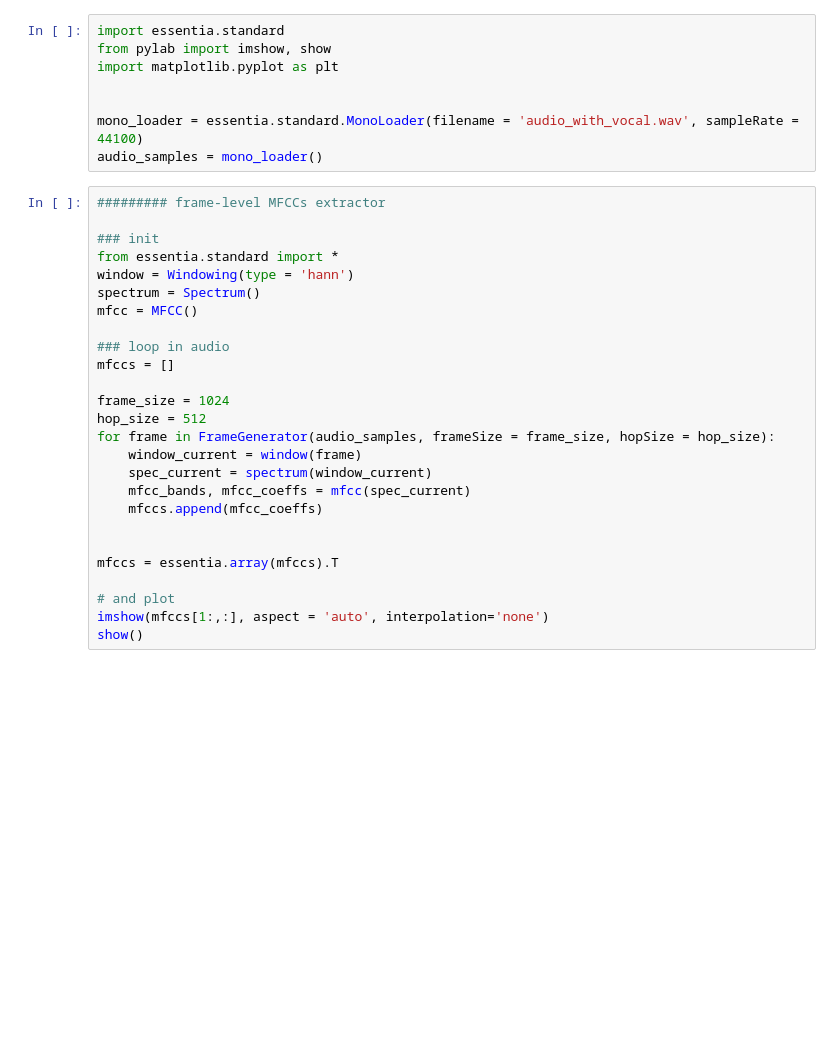
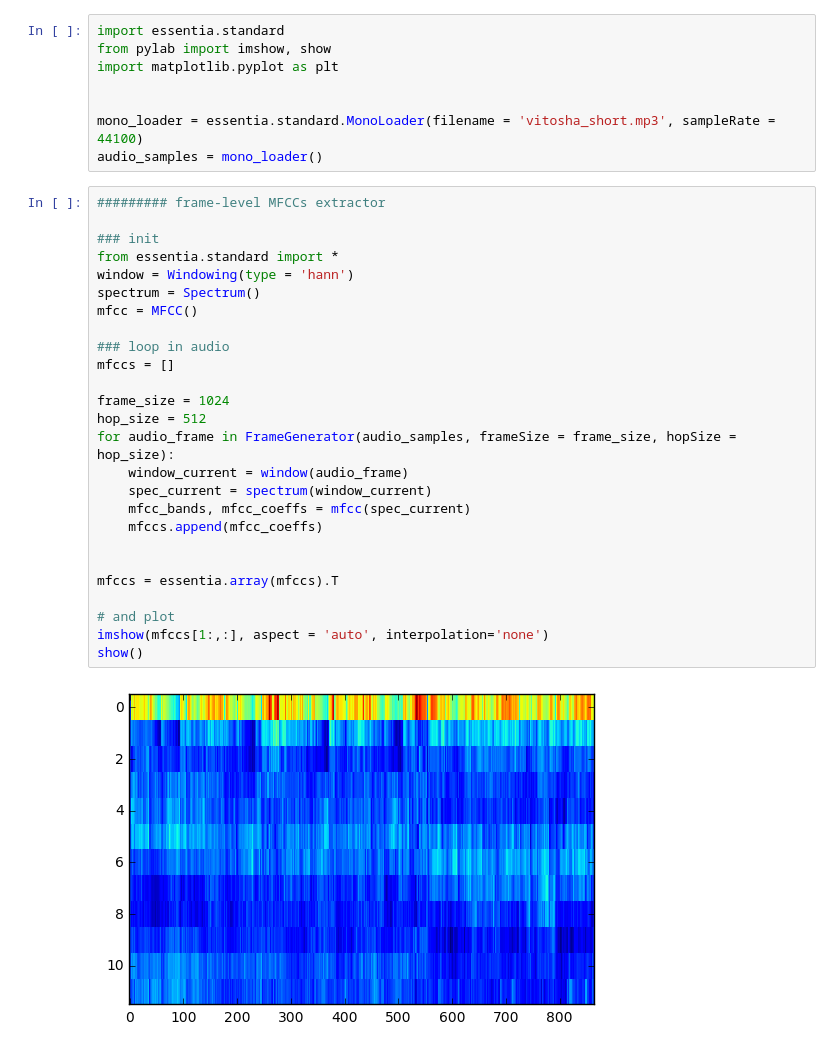
Before and after one commit to georgid/music_hack_sofia, a Jupyter notebook: essentia_hamr.ipynb, the cells around one changed output. Drawn from its saved outputs; the diff is of its cells as text; blank space fills up the shorter version.

```diff
--- a/essentia_hamr.ipynb
+++ b/essentia_hamr.ipynb
@@ -4,34 +4,36 @@ from pylab import imshow, show
 import matplotlib.pyplot as plt
 
 
-mono_loader = essentia.standard.MonoLoader(filename = 'audio_with_vocal.wav', sampleRate = 44100)
+mono_loader = essentia.standard.MonoLoader(filename = 'vitosha_short.mp3', sampleRate = 44100)
 audio_samples = mono_loader()
 # %%
 ######### frame-level MFCCs extractor
 
 ### init
 from essentia.standard import *
 window = Windowing(type = 'hann')
 spectrum = Spectrum()
 mfcc = MFCC()
 
 ### loop in audio
 mfccs = []
 
 frame_size = 1024
 hop_size = 512
-for frame in FrameGenerator(audio_samples, frameSize = frame_size, hopSize = hop_size):
-    window_current = window(frame)
+for audio_frame in FrameGenerator(audio_samples, frameSize = frame_size, hopSize = hop_size):
+    window_current = window(audio_frame)
     spec_current = spectrum(window_current)
     mfcc_bands, mfcc_coeffs = mfcc(spec_current)
     mfccs.append(mfcc_coeffs)
 
 
 mfccs = essentia.array(mfccs).T
 
 # and plot
 imshow(mfccs[1:,:], aspect = 'auto', interpolation='none')
 show()
+# %% [output]
+[figure, added]
 # %%
 ## predominant melody extraction
 from essentia.standard import PredominantPitchMelodia
```
Also changed, not shown: parts of 1 cell of this notebook, 13 other files.
